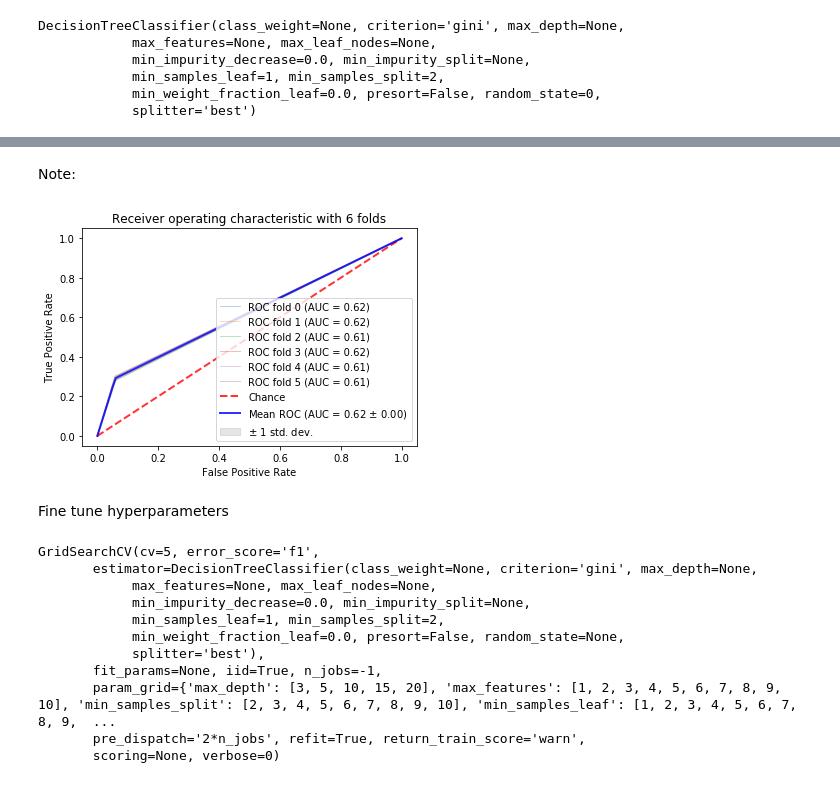
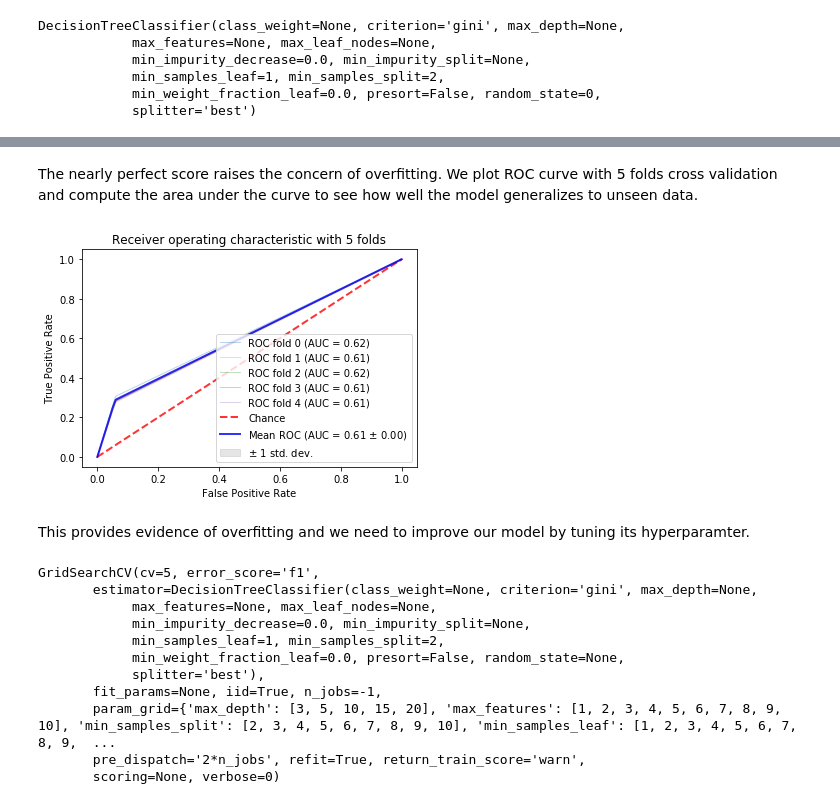
Before and after one commit to sontong22/FinancialCredit, a Jupyter notebook: TrainModels.ipynb, the cells around one changed output, grey strips where cells are left out. Cells and saved outputs as stored; diff of their text form; code cells hidden in the pictures.

```diff
--- a/TrainModels.ipynb
+++ b/TrainModels.ipynb
@@ -328,10 +305,3 @@ knn_gs.best_score_
 knn_gs.best_params_
 # %% [output]
 {'n_neighbors': 19}
-# %%
-knn_tuned = KNeighborsClassifier(n_neighbors=19)
-knn_tuned.fit(X_train, Y_train)
-
-# Compute false positive rate, true positive rate, and thresholds
-Y_pred_proba = knn_tuned.predict_proba(X_train)[:,1]
-fpr_knn, tpr_knn, thresholds_knn = roc_curve(Y_train, Y_pred_proba)
@@ -423,61 +375,36 @@ plot_feature_importances(dt)
-# %% [markdown]
-Note:
+# %% [markdown]
+The nearly perfect score raises the concern of overfitting. We plot ROC curve with 5 folds cross validation and compute the area under the curve to see how well the model generalizes to unseen data.
 # %%
-kf = KFold(n_splits=6)
-kf.get_n_splits(X_train)
-
 tprs = []
 aucs = []
 mean_fpr = np.linspace(0, 1, 100)
 
 i = 0
 
-for train_index, test_index in kf.split(X_train, Y_train):
+for train_index, test_index in skf.split(X_train, Y_train):
     x_train, x_test = X_train.iloc[train_index], X_train.iloc[test_index]
     y_train, y_test = Y_train.iloc[train_index], Y_train.iloc[test_index]
 
     dt.fit(x_train, y_train)
 
     # Compute ROC curve and area the curve
     Y_pred_proba = dt.predict_proba(x_test)[:,1]
     fpr, tpr, thresholds = roc_curve(y_test, Y_pred_proba)
 
     tprs.append(interp(mean_fpr, fpr, tpr))
     tprs[-1][0] = 0.0
     roc_auc = auc(fpr, tpr)
     aucs.append(roc_auc)
-    plt.plot(fpr, tpr, lw=1, alpha=0.3,
+    plb.plot(fpr, tpr, lw=1, alpha=0.3,
              label='ROC fold %d (AUC = %0.2f)' % (i, roc_auc))
     i += 1
 
-plt.plot([0, 1], [0, 1], linestyle='--', lw=2, color='r',
-         label='Chance', alpha=.8)
-
-mean_tpr = np.mean(tprs, axis=0)
-mean_tpr[-1] = 1.0
-mean_auc = auc(mean_fpr, mean_tpr)
-std_auc = np.std(aucs)
-plt.plot(mean_fpr, mean_tpr, color='b',
-         label=r'Mean ROC (AUC = %0.2f $\pm$ %0.2f)' % (mean_auc, std_auc),
-         lw=2, alpha=.8)
-
-std_tpr = np.std(tprs, axis=0)
-tprs_upper = np.minimum(mean_tpr + std_tpr, 1)
-tprs_lower = np.maximum(mean_tpr - std_tpr, 0)
-plt.fill_between(mean_fpr, tprs_lower, tprs_upper, color='grey', alpha=.2,
-                 label=r'$\pm$ 1 std. dev.')
-
-plt.xlim([-0.05, 1.05])
-plt.ylim([-0.05, 1.05])
-plt.xlabel('False Positive Rate')
-plt.ylabel('True Positive Rate')
-plt.title('Receiver operating characteristic with 6 folds')
-plt.legend(loc="lower right")
-plt.show()
+plot_roc_cv(tprs, aucs, mean_fpr)
+plb.show()
 # %% [output]
-[figure, old version]
+[figure, new version]
-# %% [markdown]
-Fine tune hyperparameters
+# %% [markdown]
+This provides evidence of overfitting and we need to improve our model by tuning its hyperparamter.
 # %%
 param_grid = {"max_depth": [3, 5, 10, 15, 20],
               "max_features": [1, 2, 3, 4, 5, 6, 7, 8, 9, 10],
```
Also changed, not shown: parts of 57 cells of this notebook.
